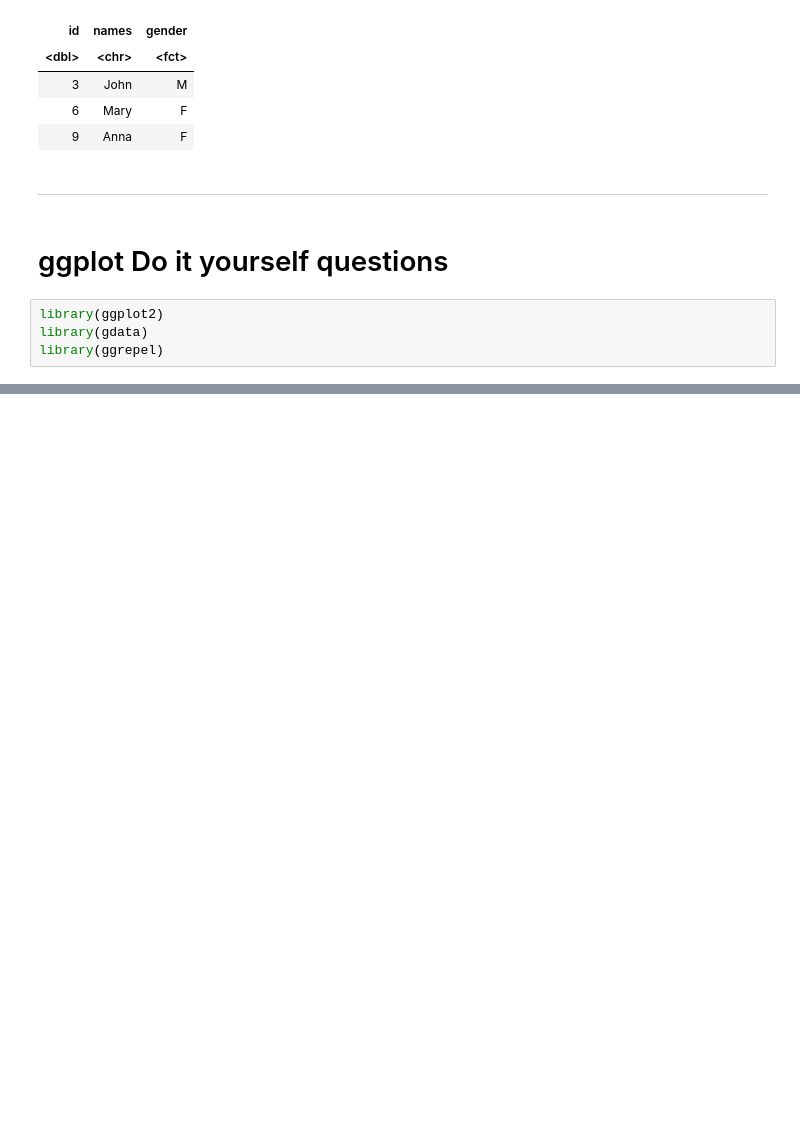
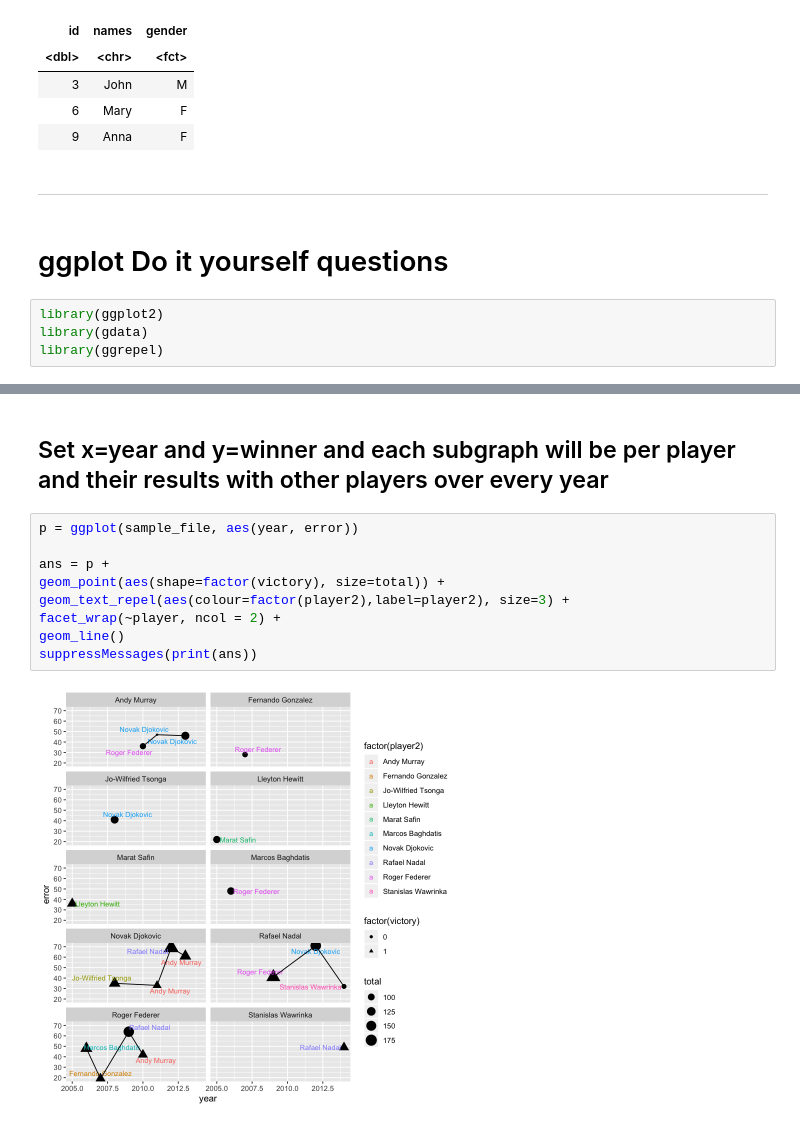
Before and after one commit to ashish-padakannaya/DataViz, a Jupyter notebook: Labs/Lab1.ipynb, the cells around one changed output, grey strips where cells are left out. Drawn from its saved outputs; the diff is of its cells as text; blank space fills up the shorter version.

```diff
--- a/Labs/Lab1.ipynb
+++ b/Labs/Lab1.ipynb
@@ -151,0 +142,13 @@ A data.frame: 20 × 6
+# %% [markdown]
+## Set x=year and y=winner and each subgraph will be per player and their results with other players over every year
+# %%
+p = ggplot(sample_file, aes(year, error))
+
+ans = p +
+geom_point(aes(shape=factor(victory), size=total)) +
+geom_text_repel(aes(colour=factor(player2),label=player2), size=3) +
+facet_wrap(~player, ncol = 2) +
+geom_line()
+suppressMessages(print(ans))
+# %% [output]
+[figure, added]
```
Also changed, not shown: parts of 10 cells of this notebook.
